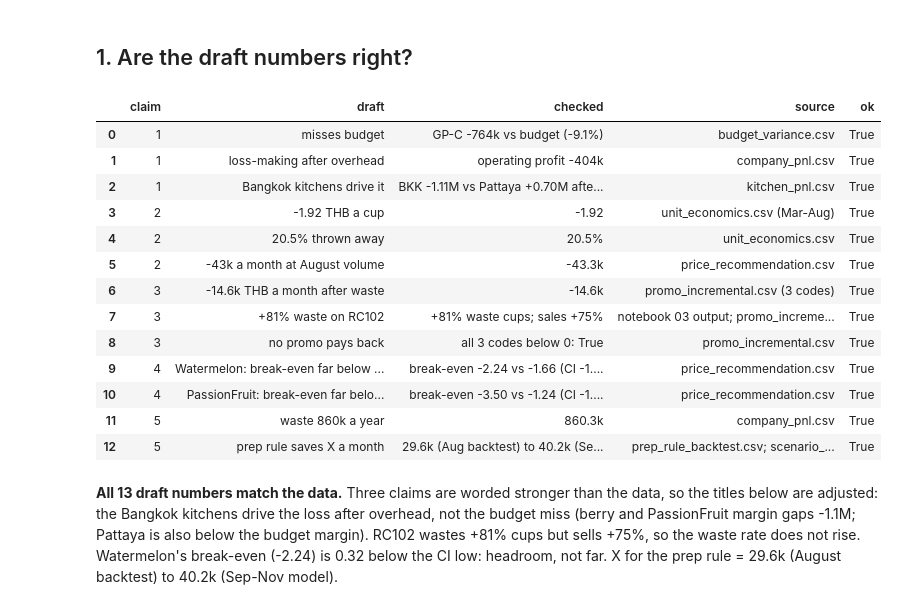
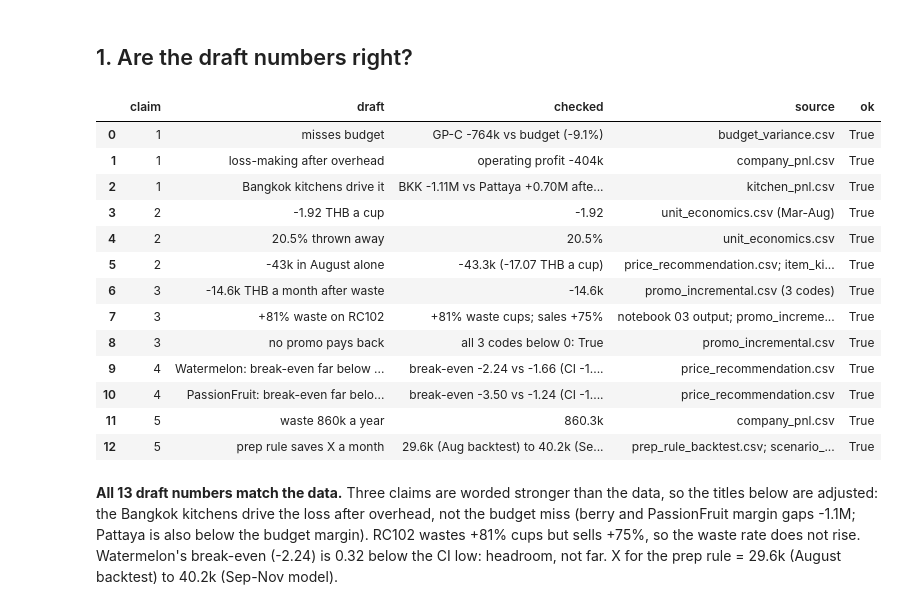
Before and after one commit to belseris/fruitblend24-case-study, a Jupyter notebook: notebooks/06_summary.ipynb, the cells around one changed output. Saved outputs shown, nothing was run; the diff lists cells and outputs as text; code cells hidden in the pictures.

```diff
--- a/notebooks/06_summary.ipynb
+++ b/notebooks/06_summary.ipynb
@@ -49,8 +49,11 @@ b = ue[(ue["level"] == "item") & (ue["sku"] == BERRY)].iloc[0]
 check(2, "-1.92 THB a cup", f"{b['cm_after_waste_per_cup']:.2f}", "unit_economics.csv (Mar-Aug)",
       round(b["cm_after_waste_per_cup"], 2) == -1.92)
 check(2, "20.5% thrown away", f"{b['waste_rate_pct']:.1f}%", "unit_economics.csv", round(b["waste_rate_pct"], 1) == 20.5)
-check(2, "-43k a month at August volume", f"{-price.loc[BERRY, 'delist_thb'] / 1000:.1f}k", "price_recommendation.csv",
-      round(price.loc[BERRY, "delist_thb"] / 1000) == 43)
+# August alone, not the Mar-Aug average: fruit cost rose and cups fell, so the loss per cup grew.
+aug_b = read("item_kitchen_pnl").query("sku == @BERRY and month == '2026-08'")[["cups", "gross_profit"]].sum()
+berry_aug_cup = aug_b["gross_profit"] / aug_b["cups"]
+check(2, "-43k in August alone", f"{-price.loc[BERRY, 'delist_thb'] / 1000:.1f}k ({berry_aug_cup:.2f} THB a cup)",
+      "price_recommendation.csv; item_kitchen_pnl.csv", round(price.loc[BERRY, "delist_thb"] / 1000) == 43)
 
 # 3. Promos
 code_rows = promo[promo["level"] == "code"].set_index("code")
@@ -66,34 +69,34 @@ check(3, "no promo pays back", f"all 3 codes below 0: {(code_rows['net'] < 0).al
       (code_rows["net"] < 0).all())
 
 # 4. Prices
 for sku in ["Watermelon", "PassionFruit"]:
     r = price.loc[sku]
     check(4, f"{sku}: break-even far below measured",
           f"break-even {r['breakeven_elasticity']:.2f} vs {r['elasticity']:.2f} (CI {r['ci_low']:.2f} to {r['ci_high']:.2f}, "
           f"day-level {r['day_elasticity']:.2f}); gap to CI low {r['ci_low'] - r['breakeven_elasticity']:.2f}",
           "price_recommendation.csv", r["breakeven_elasticity"] < r["ci_low"])
 
 # 5. Waste and the prep rule
 waste_fy = company["waste_cost"].sum()
 aug = rule_bt[(rule_bt["period"] == "2026-08") & (rule_bt["variant"] == PLAN_VARIANT) & rule_bt["sku"].isin(RULE_ITEMS)]
 model_rule = levers.loc["Prep rule (berry, PassionFruit)", "elasticity_-1.5"]
 check(5, "waste 860k a year", f"{waste_fy / 1000:.1f}k", "company_pnl.csv", round(waste_fy / 1000) == 860)
 check(5, "prep rule saves X a month",
       f"{aug['saving_per_month'].sum() / 1000:.1f}k (Aug backtest) to {model_rule / 1000:.1f}k (Sep-Nov model)",
       "prep_rule_backtest.csv; scenario_levers.csv", True)
 
 checks = pd.DataFrame(checks)
 pd.set_option("display.max_colwidth", 120)
 display(checks)
 assert checks["ok"].all(), checks[~checks["ok"]]
 # %% [output]
 |  | claim | draft | checked | source | ok |
 | 0 | 1 | misses budget | GP-C -764k vs budget (-9.1%) | budget_variance.csv | True |
 | 1 | 1 | loss-making after overhead | operating profit -404k | company_pnl.csv | True |
 | 2 | 1 | Bangkok kitchens drive it | BKK -1.11M vs Pattaya +0.70M afte... | kitchen_pnl.csv | True |
 | 3 | 2 | -1.92 THB a cup | -1.92 | unit_economics.csv (Mar-Aug) | True |
 | 4 | 2 | 20.5% thrown away | 20.5% | unit_economics.csv | True |
-| 5 | 2 | -43k a month at August volume | -43.3k | price_recommendation.csv | True |
+| 5 | 2 | -43k in August alone | -43.3k (-17.07 THB a cup) | price_recommendation.csv; item_ki... | True |
 | 6 | 3 | -14.6k THB a month after waste | -14.6k | promo_incremental.csv (3 codes) | True |
 | 7 | 3 | +81% waste on RC102 | +81% waste cups; sales +75% | notebook 03 output; promo_increme... | True |
 | 8 | 3 | no promo pays back | all 3 codes below 0: True | promo_incremental.csv | True |
```
Also changed, not shown: parts of 1 cell of this notebook, 19 other files.
